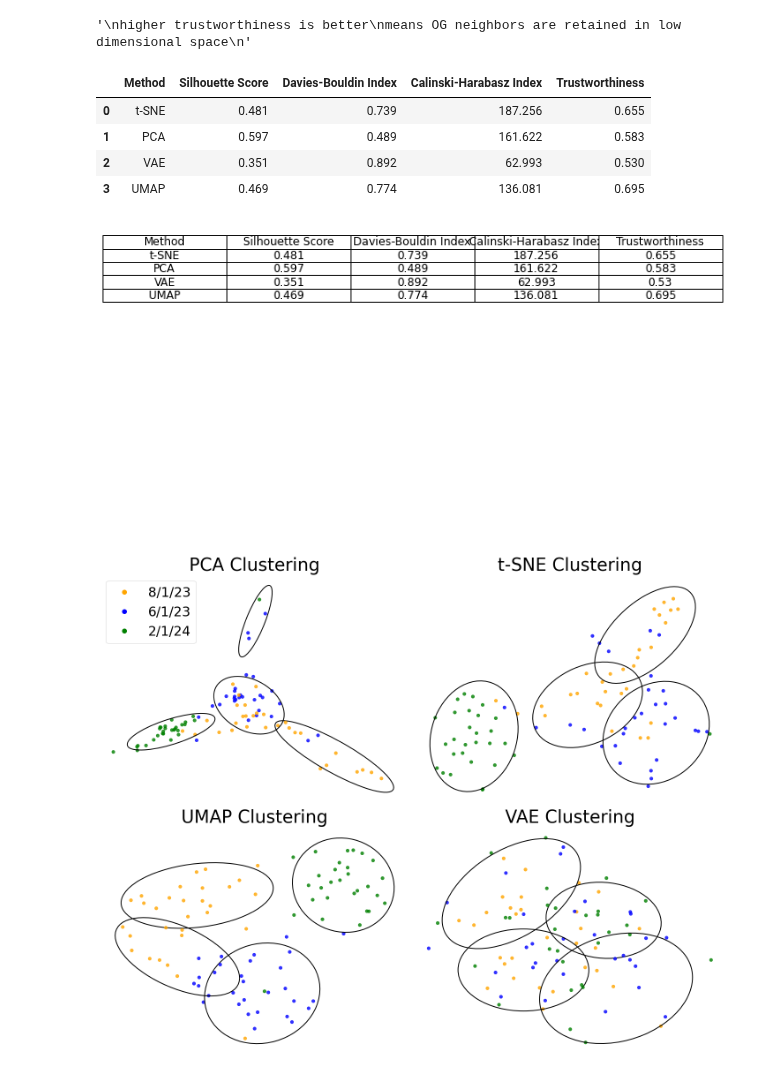
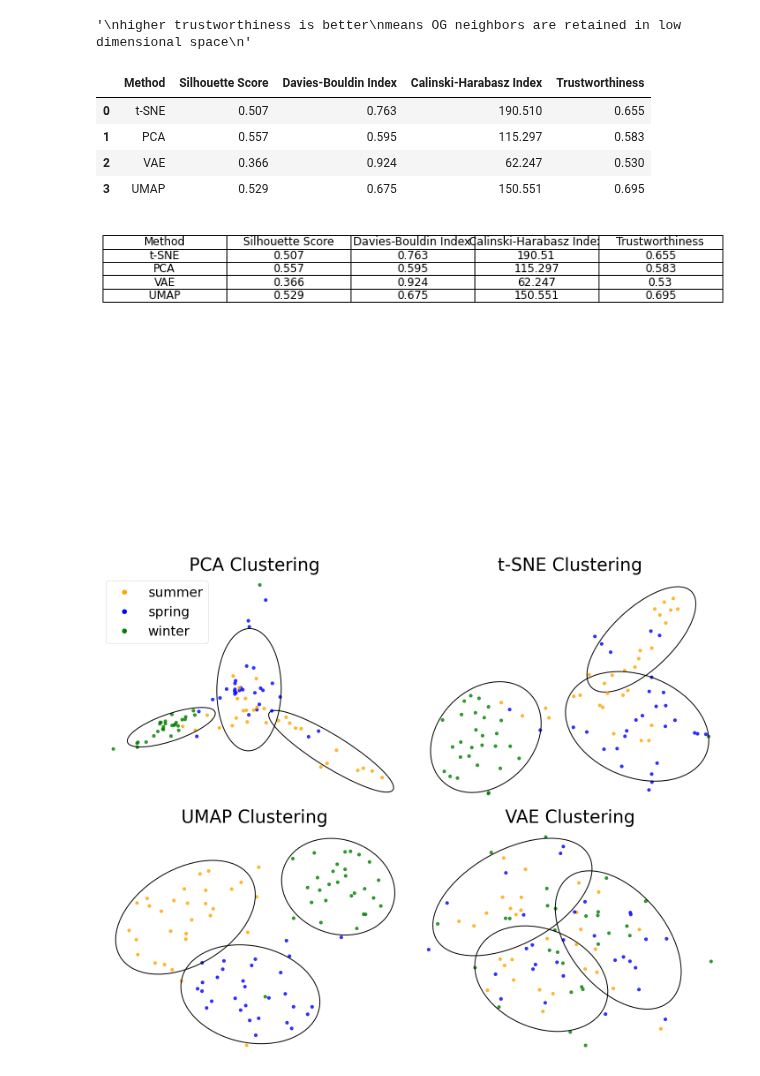
Before and after one commit to henrysun9074/fishics, a Jupyter notebook: dim-reduction/kmeans.ipynb, the cells around one changed output. Saved outputs shown, nothing was run; the diff lists cells and outputs as text; code cells hidden in the pictures.

```diff
--- a/dim-reduction/kmeans.ipynb
+++ b/dim-reduction/kmeans.ipynb
@@ -13,7 +13,7 @@ from matplotlib.colors import ListedColormap
 # %%
 # Function to compute clustering quality metrics
 def compute_clustering_metrics(data, method_name):
-    kmeans = KMeans(n_clusters=4, random_state=42).fit(data.iloc[:, :2])  # Adjust the number of clusters
+    kmeans = KMeans(n_clusters=3, random_state=42).fit(data.iloc[:, :2])  # Adjust the number of clusters
     labels = kmeans.labels_
 
     silhouette = silhouette_score(data.iloc[:, :2], labels)
@@ -120,10 +120,10 @@ combined_results = combined_results.round(3)
 combined_results
 # %% [output]
 |  | Method | Silhouette Score | Davies-Bouldin Index | Calinski-Harabasz Index | Trustworthiness |
-| 0 | t-SNE | 0.481 | 0.739 | 187.256 | 0.655 |
-| 1 | PCA | 0.597 | 0.489 | 161.622 | 0.583 |
-| 2 | VAE | 0.351 | 0.892 | 62.993 | 0.530 |
-| 3 | UMAP | 0.469 | 0.774 | 136.081 | 0.695 |
+| 0 | t-SNE | 0.507 | 0.763 | 190.510 | 0.655 |
+| 1 | PCA | 0.557 | 0.595 | 115.297 | 0.583 |
+| 2 | VAE | 0.366 | 0.924 | 62.247 | 0.530 |
+| 3 | UMAP | 0.529 | 0.675 | 150.551 | 0.695 |
 # %%
 fig, ax = plt.subplots(figsize=(10, 6))
 
@@ -147,7 +147,7 @@ plt.savefig('combined_results_table.png', bbox_inches='tight', pad_inches=0.5)
 # Display the table (optional)
 plt.show()
 # %% [output]
-[figure, old version]
+[figure, new version]
 # %%
 # Function to plot clusters color-coded by dates
 def plot_dates(data, method_name, labels, dates):
@@ -189,15 +189,25 @@ import matplotlib.pyplot as plt
 from matplotlib.patches import Ellipse
 
 def plot_dates_subplot(ax, data, method_name, labels, dates, show_legend=False):
-    # Define colors for dates
-    date_colors = {'8/1/23': 'orange', '6/1/23': 'blue', '2/1/24': 'green'}  # Adjust colors as needed
-    colors = [date_colors[date] for date in dates]
+    # Define colors for seasons
+    date_season_map = {
+        '8/1/23': 'summer',
+        '6/1/23': 'spring',
+        '2/1/24': 'winter'
+    }
+    season_colors = {
+        'summer': 'orange',
+        'spring': 'blue',
+        'winter': 'green'
+    }
+    seasons = [date_season_map[date] for date in dates]
+    colors = [season_colors[season] for season in seasons]
 
     # Plot clusters with boundaries
     for cluster in np.unique(labels):
         cluster_data = data[labels == cluster]
 
-        # Scatter plot with date-based colors
+        # Scatter plot with season-based colors
         ax.scatter(cluster_data.iloc[:, 0], cluster_data.iloc[:, 1], c=[colors[i] for i in cluster_data.index], label=f'Cluster {cluster}', s=50, alpha=0.8)
 
         # Calculate cluster center and draw ellipse
@@ -211,36 +221,36 @@ def plot_dates_subplot(ax, data, method_name, labels, dates, show_legend=False):
 
     # Remove axis and labels
     ax.axis('off')
 
     # Set title with big font
     ax.set_title(f'{method_name} Clustering', fontsize=40)  # Increased font size
 
     # Show legend only if specified
     if show_legend:
-        legend_labels = [plt.Line2D([0], [0], marker='o', color=color, linestyle='', markersize=10) for date, color in date_colors.items()]
-        ax.legend(legend_labels, date_colors.keys(), loc='upper left', fontsize = 30)
+        legend_labels = [plt.Line2D([0], [0], marker='o', color=color, linestyle='', markersize=10) for season, color in season_colors.items()]
+        ax.legend(legend_labels, season_colors.keys(), loc='upper left', fontsize=30)  # Adjust font size and position
 
 # Create a figure with 2x2 subplots
 fig, axs = plt.subplots(2, 2, figsize=(20, 16))
 
 # Plot clusters and dates for t-SNE with legend
 plot_dates_subplot(axs[0, 1], tsne_data, tsne_metrics['Method'], tsne_metrics['Labels'], tsne_metrics['Dates'])
 
 # Plot clusters and dates for PCA without legend
 plot_dates_subplot(axs[0, 0], pca_data, pca_metrics['Method'], pca_metrics['Labels'], pca_metrics['Dates'], show_legend=True)
 
 # Plot clusters and dates for VAE without legend
 plot_dates_subplot(axs[1, 1], vae_data, vae_metrics['Method'], vae_metrics['Labels'], vae_metrics['Dates'])
 
 # Plot clusters and dates for UMAP without legend
 plot_dates_subplot(axs[1, 0], umap_data, umap_metrics['Method'], umap_metrics['Labels'], umap_metrics['Dates'])
 
 # Adjust layout
 plt.tight_layout()
 plt.show()
 # plt.savefig('all_clusters.png', bbox_inches='tight', pad_inches=0.5)
 # %% [output]
-[figure, old version]
+[figure, new version]
 # %%
 # Plot clusters and dates for t-SNE
 plot_dates(tsne_data, tsne_metrics['Method'], tsne_metrics['Labels'], tsne_metrics['Dates'])
```
Also changed, not shown: parts of 2 cells of this notebook, 10 other files.
